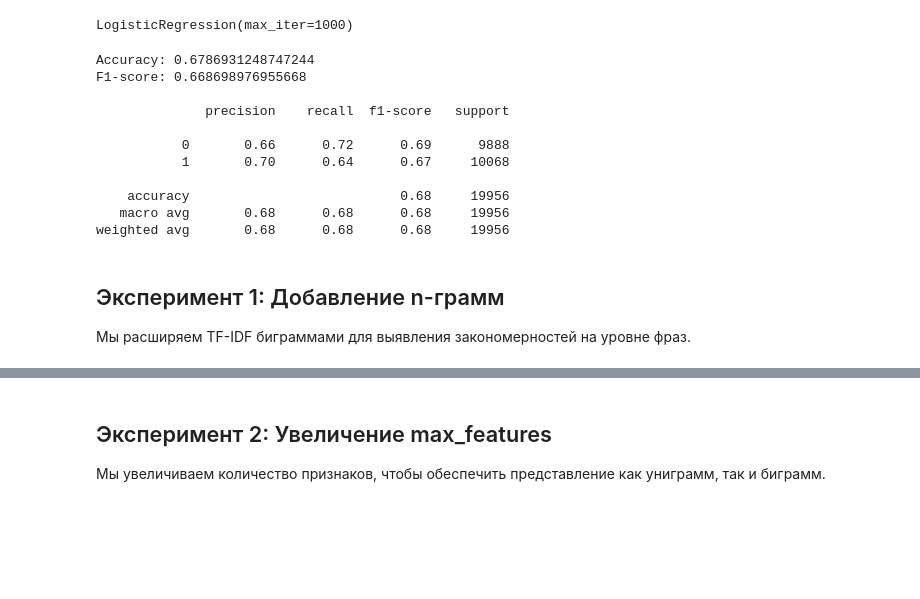
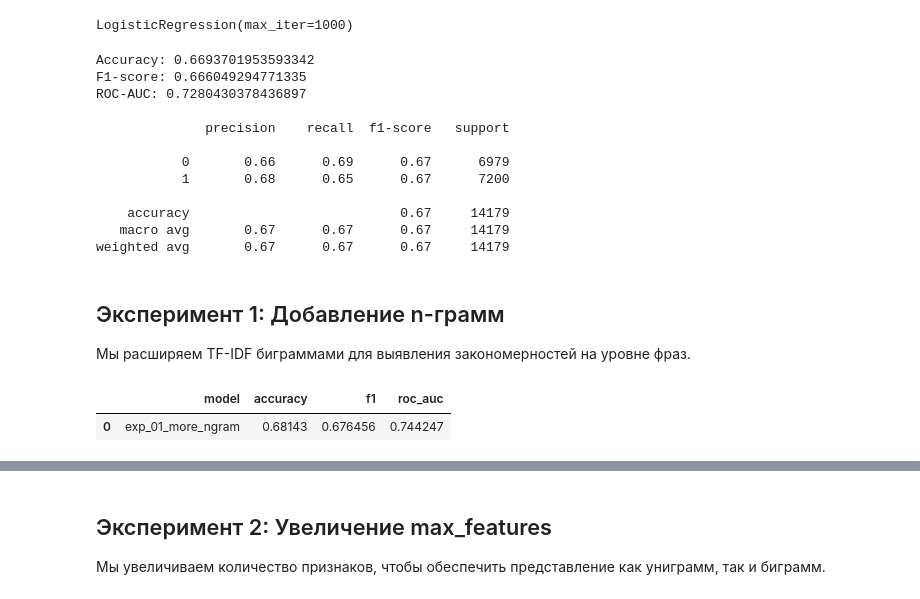
Before and after one commit to NorteTryeno/reddit-sarcasm-nlp-project, a Jupyter notebook: Sarcasm.ipynb, the cells around one changed output, grey strips where cells are left out. Drawn from its saved outputs; the diff is of its cells as text; code cells hidden in the pictures; blank space fills up the shorter version.

```diff
--- a/Sarcasm.ipynb
+++ b/Sarcasm.ipynb
@@ -157,6 +176,18 @@ df_sample.to_csv("./df_sample.csv", index=False)
 X = df_sample['clean_comment']
 y = df_sample['label']
 
-X_train, X_test, y_train, y_test = train_test_split(
-        X, y, test_size=0.2, random_state=17
+X_train, X_temp, y_train, y_temp = train_test_split(
+    X,
+    y,
+    test_size=0.30,
+    random_state=17,
+    stratify=y,
 )
+
+X_val, X_test, y_val, y_test = train_test_split(
+    X_temp,
+    y_temp,
+    test_size=0.50,
+    random_state=17,
+    stratify=y_temp,
+)
@@ -193,18 +269,20 @@ y_pred = model.predict(X_test_tfidf)
 # %%
-y_proba = model.predict_proba(X_test_tfidf)[:, 1]
+y_proba = model.predict_proba(X_val_tfidf)[:, 1]
 # %%
-print("Accuracy:", accuracy_score(y_test, y_pred))
-print("F1-score:", f1_score(y_test, y_pred),'\n')
-print(classification_report(y_test,y_pred))
+print("Accuracy:", accuracy_score(y_val, y_pred))
+print("F1-score:", f1_score(y_val, y_pred))
+print('ROC-AUC:', roc_auc_score(y_val, y_proba),'\n')
+print(classification_report(y_val,y_pred))
 # %% [output]
-Accuracy: 0.6786931248747244
-F1-score: 0.668698976955668
+Accuracy: 0.6693701953593342
+F1-score: 0.666049294771335
+ROC-AUC: 0.7280430378436897
 
               precision    recall  f1-score   support
 
-           0       0.66      0.72      0.69      9888
-           1       0.70      0.64      0.67     10068
+           0       0.66      0.69      0.67      6979
+           1       0.68      0.65      0.67      7200
 
-    accuracy                           0.68     19956
-   macro avg       0.68      0.68      0.68     19956
-weighted avg       0.68      0.68      0.68     19956
+    accuracy                           0.67     14179
+   macro avg       0.67      0.67      0.67     14179
+weighted avg       0.67      0.67      0.67     14179
@@ -213,8 +319,20 @@ weighted avg       0.68      0.68      0.68     19956
 
 Мы расширяем TF-IDF биграммами для выявления закономерностей на уровне фраз.
 # %%
-vecotrizer = TfidfVectorizer(
-    max_features=10000,
-    ngram_range=(1,2),
-    min_df=5
-)
+experiment_01_params = {
+    'name':'exp_01_more_ngram',
+    'vectorizer_params':{
+        'max_features': 10000,
+        'ngram_range': (1,2),
+        'min_df': 5,
+        },
+    'model_params':{
+        'max_iter': 1000,
+        }
+    }
+experiment_01, experiment_01_model = evaluate_model(**experiment_01_params)
+
+pd.DataFrame([experiment_01])
+# %% [output]
+|  | model | accuracy | f1 | roc_auc |
+| 0 | exp_01_more_ngram | 0.68143 | 0.676456 | 0.744247 |
```
Also changed, not shown: parts of 25 cells of this notebook.
